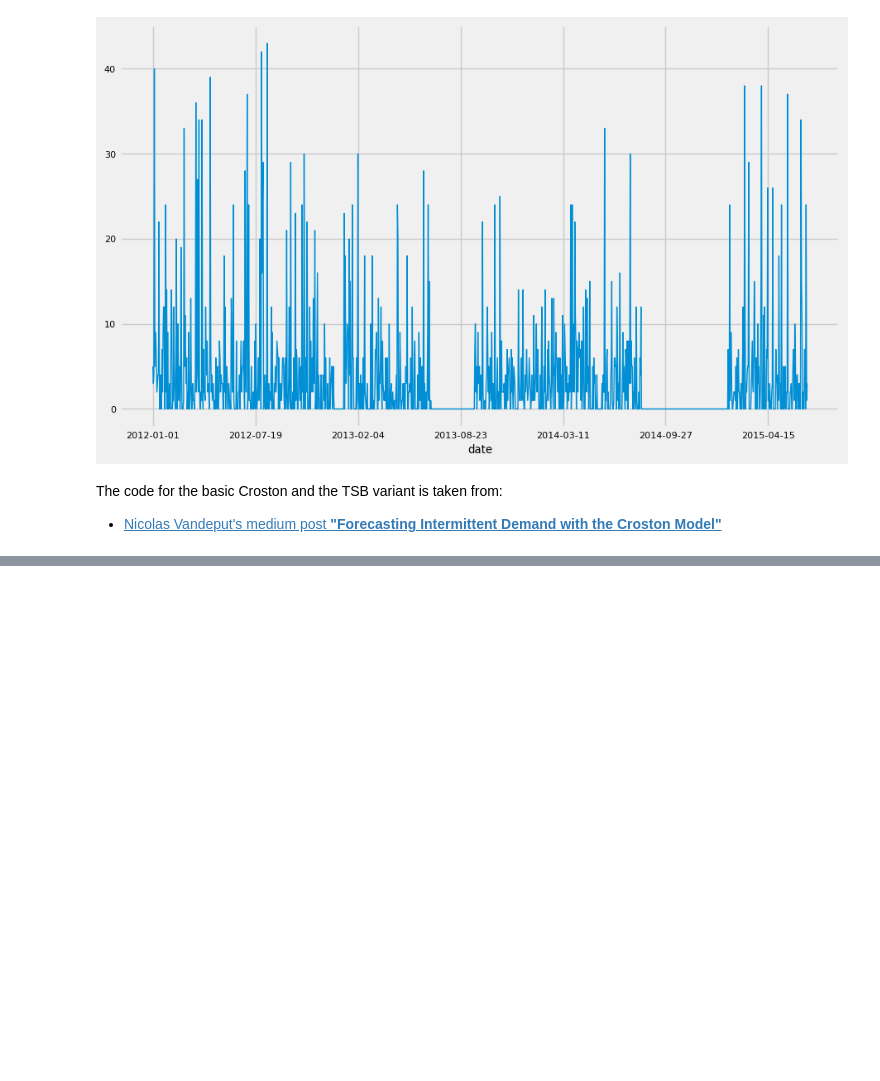
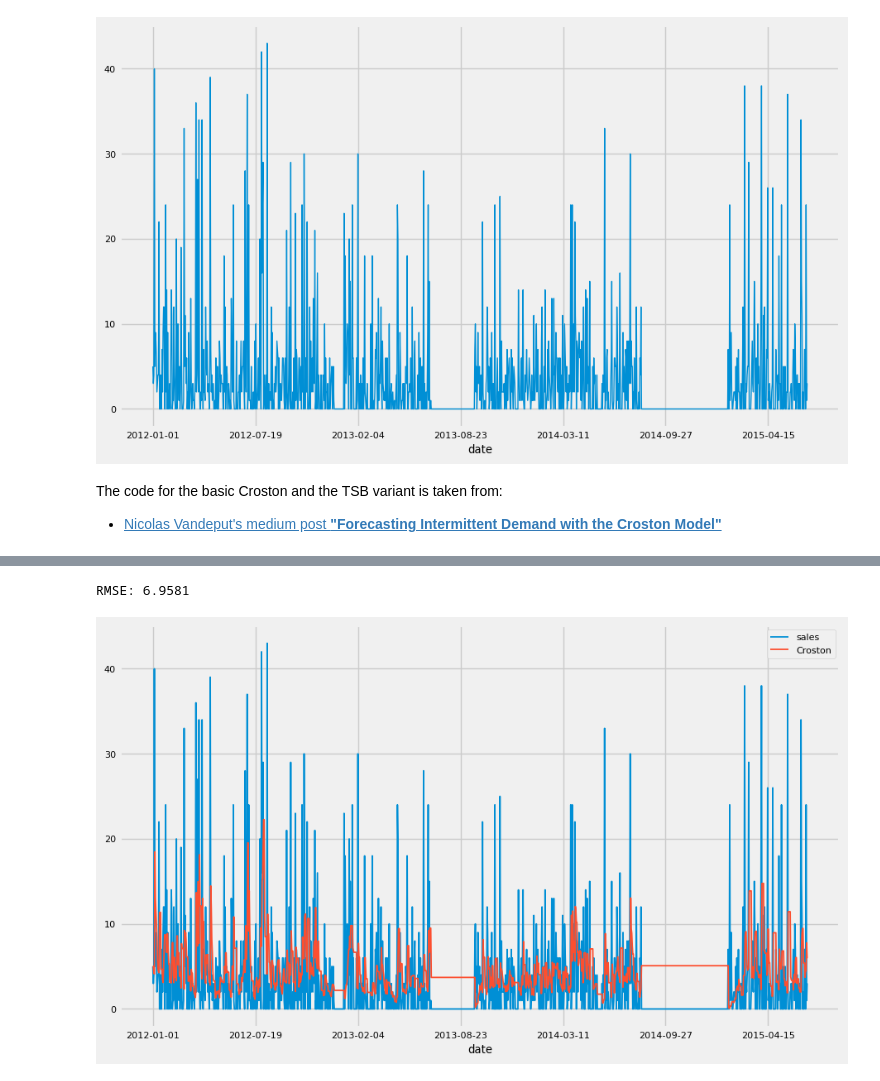
Before and after one commit to bachaudhry/time_series, a Jupyter notebook: ts_with_k/06_Sales_and_Demand_Forecasting.ipynb, the cells around one changed output, grey strips where cells are left out. Saved outputs shown, nothing was run; the diff lists cells and outputs as text; code cells hidden in the pictures; blank space fills up the shorter version.

Commit message:
Croston TSB added

```diff
--- a/ts_with_k/06_Sales_and_Demand_Forecasting.ipynb
+++ b/ts_with_k/06_Sales_and_Demand_Forecasting.ipynb
@@ -34,7 +34,7 @@ class CFG:
     img_dim2 = 6
     fontsize = 8
     marker = 1.5
-    lines = 1
+    lines = 1.3
 
 # plt.rcParams.keys() to list params
 # adjust the parameters for displayed figures
@@ -250,3 +250,7 @@ def Croston(ts, extra_periods=1, alpha=0.4):
 
     df = pd.DataFrame.from_dict({"Demand": d, "Forecast": f, "Period": p, "Level": a, "Error": d-f})
     return df
+# %%
+# Generate a forecast with the algo above
+pred_croston = Croston(df.sales, extra_periods=10)
+pred_croston
@@ -252,0 +283,11 @@ def Croston(ts, extra_periods=1, alpha=0.4):
+# %%
+pred_croston = pred_croston.Forecast.head(len(df))
+print('RMSE: ' + str(rmse(df.sales, pred_croston)))
+# %% [output]
+RMSE: 6.9581
+# %%
+# Plot the forecast and actuals
+df['Croston'] = pred_croston.values
+df.set_index('date').plot();
+# %% [output]
+[figure, added]
```
Also changed, not shown: parts of 5 cells of this notebook.
